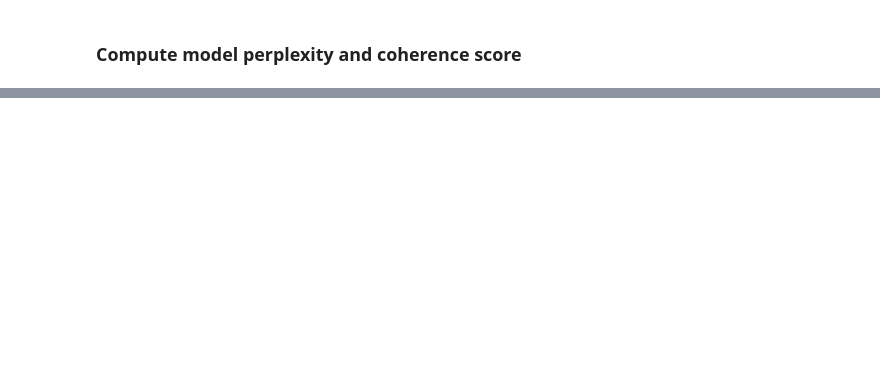
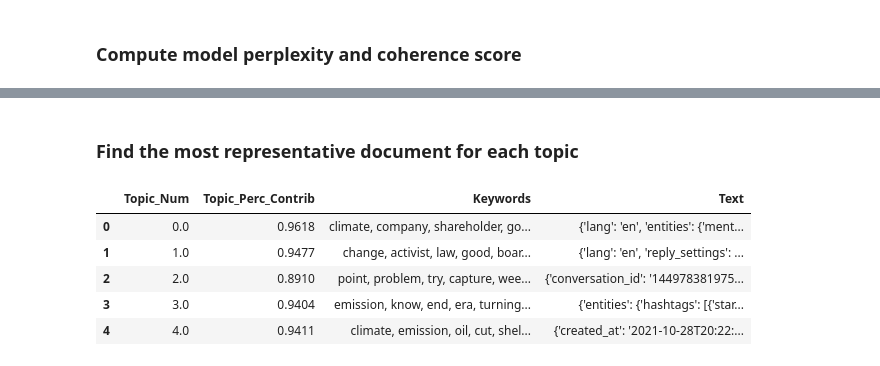
Before and after one commit to YunlouTeng/Climate-Change-Misinformation-project, a Jupyter notebook: exxon_mobil.ipynb, the cells around one changed output, grey strips where cells are left out. Cells and saved outputs as stored; diff of their text form; code cells hidden in the pictures; blank space fills up the shorter version.

```diff
--- a/exxon_mobil.ipynb
+++ b/exxon_mobil.ipynb
@@ -441,0 +494,28 @@ Num Topics = 8  has Coherence Value of 0.3606
+# %% [markdown]
+### Find the most representative document for each topic
+# %%
+# Group top 5 sentences under each topic
+sent_topics_sorteddf_mallet = pd.DataFrame()
+
+sent_topics_outdf_grpd = df_topic_sents_keywords.groupby('Dominant_Topic')
+
+for i, grp in sent_topics_outdf_grpd:
+    sent_topics_sorteddf_mallet = pd.concat([sent_topics_sorteddf_mallet,
+                                             grp.sort_values(['Perc_Contribution'], ascending=[0]).head(1)],
+                                            axis=0)
+
+# Reset Index
+sent_topics_sorteddf_mallet.reset_index(drop=True, inplace=True)
+
+# Format
+sent_topics_sorteddf_mallet.columns = ['Topic_Num', "Topic_Perc_Contrib", "Keywords", "Text"]
+
+# Show
+sent_topics_sorteddf_mallet.head()
+# %% [output]
+|  | Topic_Num | Topic_Perc_Contrib | Keywords | Text |
+| 0 | 0.0 | 0.9618 | climate, company, shareholder, go... | {'lang': 'en', 'entities': {'ment... |
+| 1 | 1.0 | 0.9477 | change, activist, law, good, boar... | {'lang': 'en', 'reply_settings': ... |
+| 2 | 2.0 | 0.8910 | point, problem, try, capture, wee... | {'conversation_id': '144978381975... |
+| 3 | 3.0 | 0.9404 | emission, know, end, era, turning... | {'entities': {'hashtags': [{'star... |
+| 4 | 4.0 | 0.9411 | climate, emission, oil, cut, shel... | {'created_at': '2021-10-28T20:22:... |
```
Also changed, not shown: parts of 25 cells of this notebook, 1 other file.
